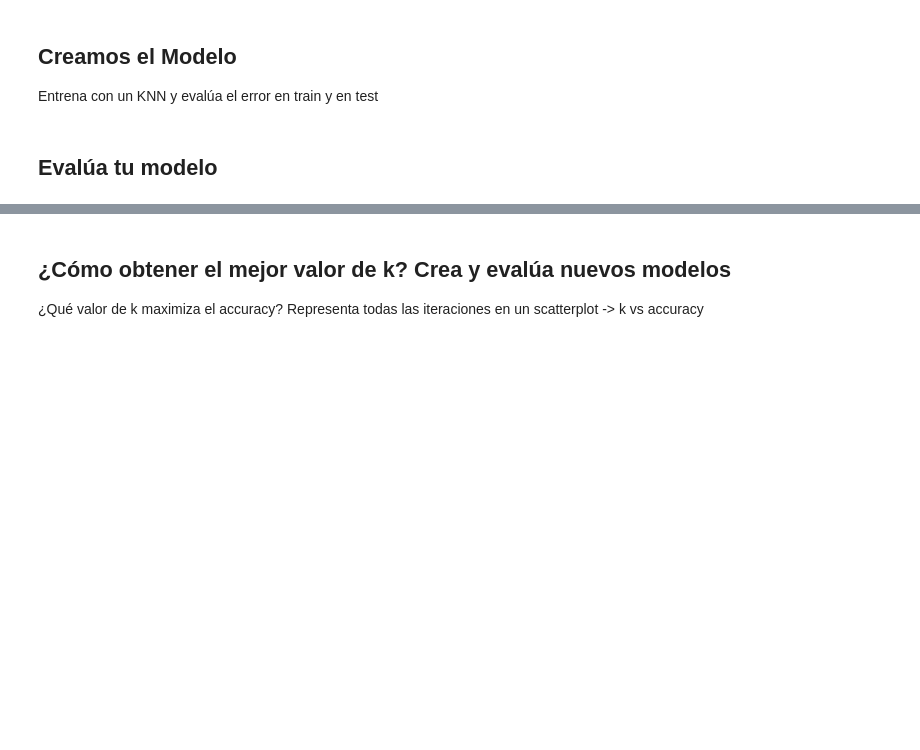
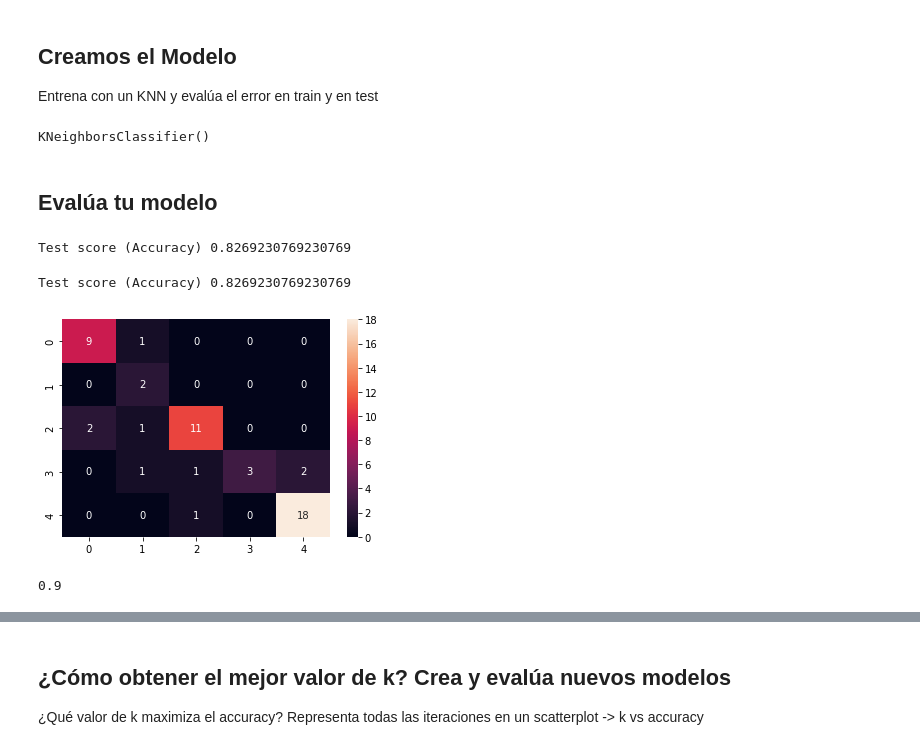
Before and after one commit to MNievas12/2304_dsft_thebridge, a Jupyter notebook: 3-Machine_Learning/1-Supervisado/3-RegorClass/7-KNN/ejercicios/Ejercicio_k-NearestNeighbor.ipynb, the cells around one changed output, grey strips where cells are left out. Drawn from its saved outputs; the diff is of its cells as text; code cells hidden in the pictures; blank space fills up the shorter version.

```diff
--- a/3-Machine_Learning/1-Supervisado/3-RegorClass/7-KNN/ejercicios/Ejercicio_k-NearestNeighbor.ipynb
+++ b/3-Machine_Learning/1-Supervisado/3-RegorClass/7-KNN/ejercicios/Ejercicio_k-NearestNeighbor.ipynb
@@ -24,3 +88,10 @@ Al menos realiza un análisis univariante y representa la distribución del rati
 # %% [markdown]
 ## Preparamos el dataset
 Divide en train/test y escala las features en el rango [0, 1].
+# %%
+from sklearn.model_selection import train_test_split
+
+X = df[['wordcount', 'sentimentValue']]
+y = df['Star Rating']
+
+X_train, X_test, y_train, y_test = train_test_split(X,y, test_size=0.2, random_state=42)
@@ -26,0 +108,7 @@ Divide en train/test y escala las features en el rango [0, 1].
+# %%
+from sklearn.preprocessing import MinMaxScaler
+
+scaler = MinMaxScaler()
+
+X_train_scal = scaler.fit_transform(X_train)
+X_test_scal = scaler.transform(X_test)
@@ -30,2 +143,7 @@ Entrena con un KNN y evalúa el error en train y en test
+# %%
+knn = KNeighborsClassifier(n_neighbors=5)
+knn.fit(X_train_scal, y_train)
+# %% [output]
+KNeighborsClassifier()
 # %% [markdown]
 ## Evalúa tu modelo
@@ -31,0 +152,18 @@ Entrena con un KNN y evalúa el error en train y en test
+# %%
+print("Test score (Accuracy)", knn.score(X_test_scal, y_test))
+# %% [output]
+Test score (Accuracy) 0.8269230769230769
+# %%
+y_pred = knn.predict(X_test_scal)
+print("Test score (Accuracy)", accuracy_score(y_test, y_pred))
+# %% [output]
+Test score (Accuracy) 0.8269230769230769
+# %%
+c_mat = confusion_matrix(y_test, y_pred)
+sns.heatmap(c_mat, annot=True);
+# %% [output]
+[figure, added]
+# %%
+9/10
+# %% [output]
+0.9
```
Also changed, not shown: parts of 31 cells of this notebook, 1 other file.
